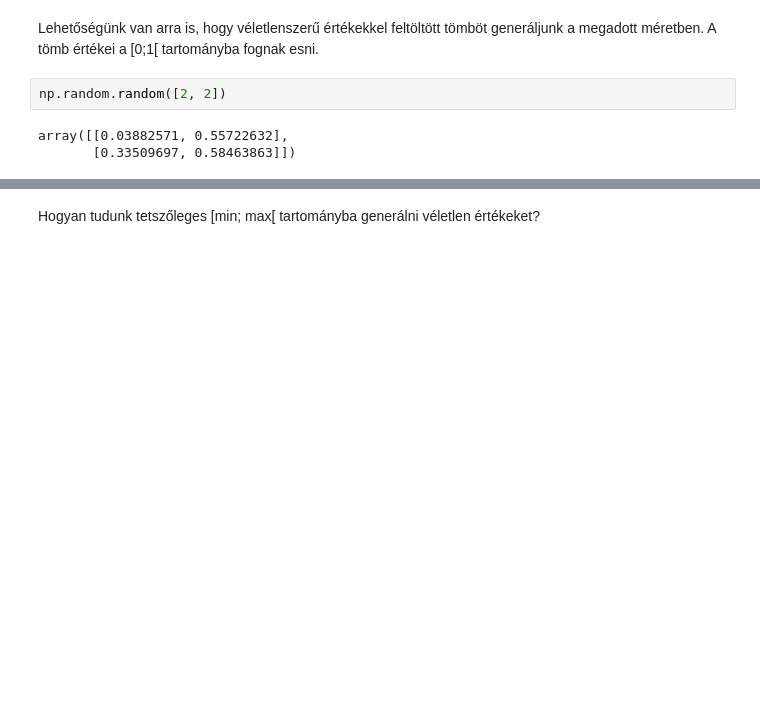
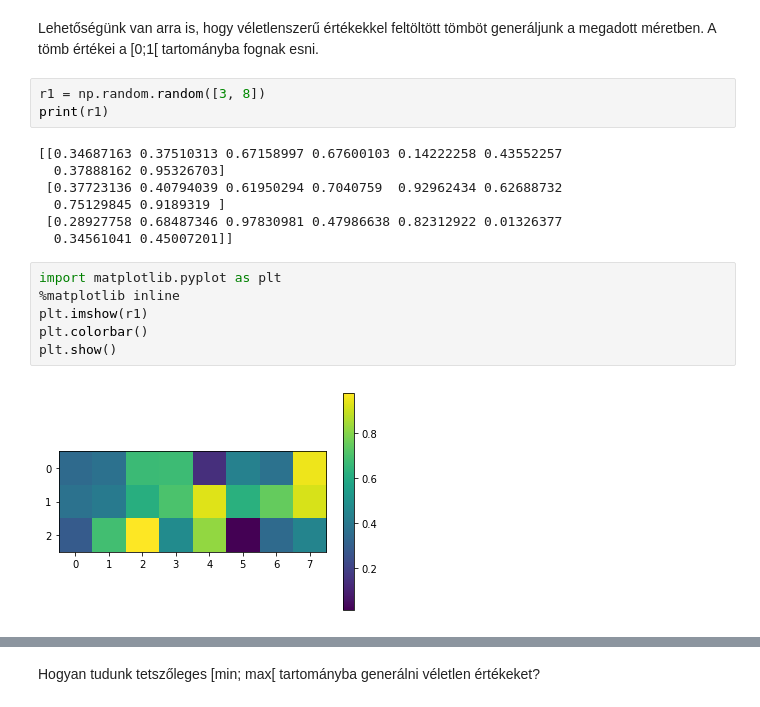
Before and after one commit to horverno/sze-academic-python, a Jupyter notebook: eload/ea05.ipynb, the cells around one changed output, grey strips where cells are left out. Saved outputs shown, nothing was run; the diff lists cells and outputs as text; blank space fills up the shorter version.

```diff
--- a/eload/ea05.ipynb
+++ b/eload/ea05.ipynb
@@ -170,8 +175,21 @@ x
 array([5, 4, 3, 2, 1])
 # %% [markdown]
 Lehetőségünk van arra is, hogy véletlenszerű értékekkel feltöltött tömböt generáljunk a megadott méretben. A tömb értékei a [0;1[ tartományba fognak esni.
-# %%
-np.random.random([2, 2])
-# %% [output]
-array([[0.03882571, 0.55722632],
-       [0.33509697, 0.58463863]])
+# %%
+r1 = np.random.random([3, 8])
+print(r1)
+# %% [output]
+[[0.34687163 0.37510313 0.67158997 0.67600103 0.14222258 0.43552257
+  0.37888162 0.95326703]
+ [0.37723136 0.40794039 0.61950294 0.7040759  0.92962434 0.62688732
+  0.75129845 0.9189319 ]
+ [0.28927758 0.68487346 0.97830981 0.47986638 0.82312922 0.01326377
+  0.34561041 0.45007201]]
+# %%
+import matplotlib.pyplot as plt
+%matplotlib inline
+plt.imshow(r1)
+plt.colorbar()
+plt.show()
+# %% [output]
+[figure, added]
```
Also changed, not shown: parts of 12 cells of this notebook, 3 other files.
